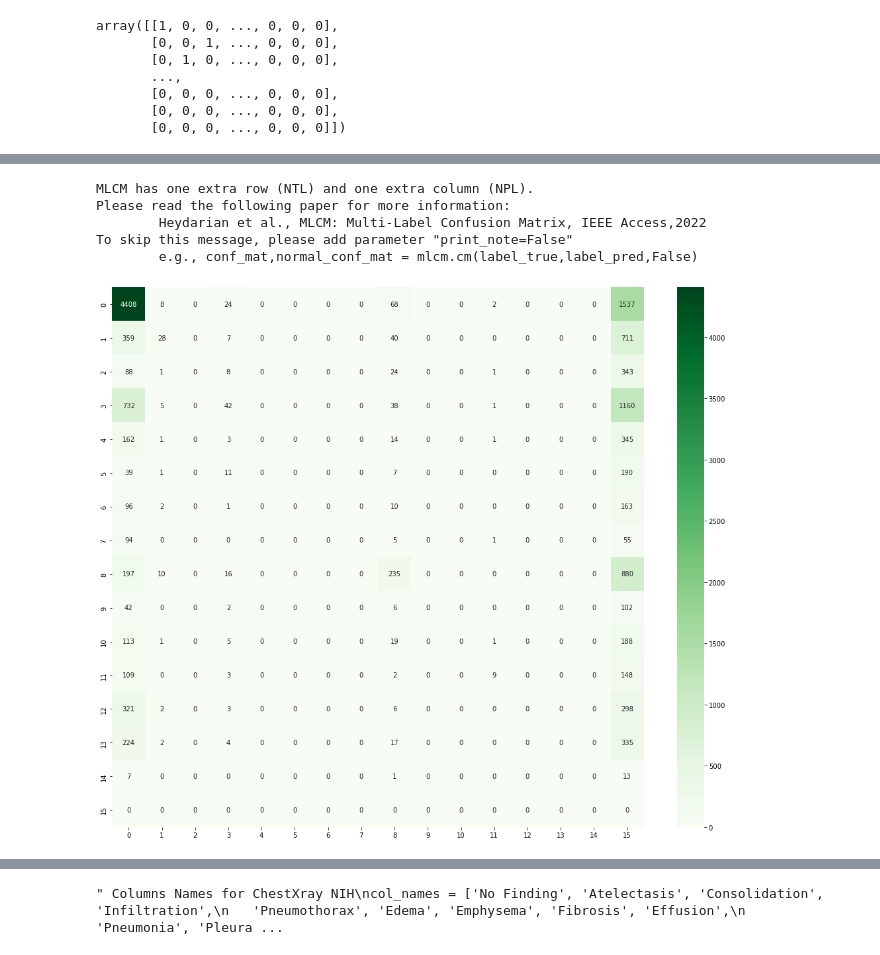
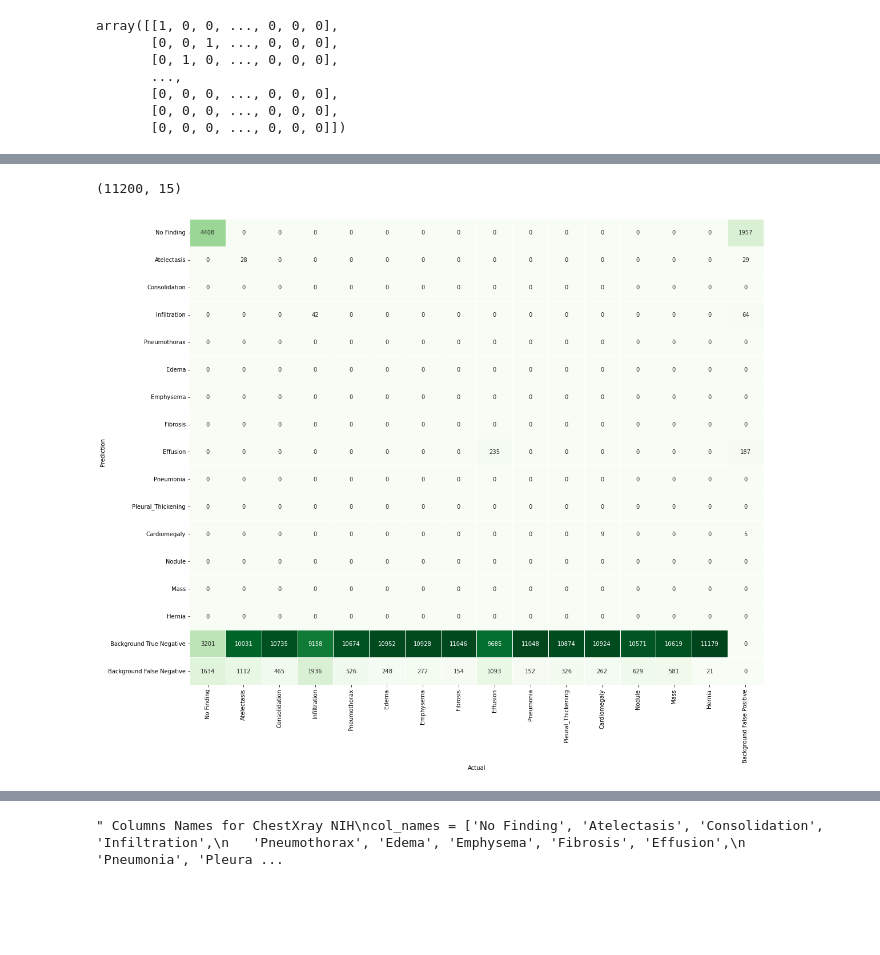
Before and after one commit to chonsawat/ChestXray-14, a Jupyter notebook: Confusion_Metrics.ipynb, the cells around one changed output, grey strips where cells are left out. Saved outputs shown, nothing was run; the diff lists cells and outputs as text; code cells hidden in the pictures; blank space fills up the shorter version.

Commit message:
Modify: Confusion_metrics.ipynb for mulit-label confusion metrics

```diff
--- a/Confusion_Metrics.ipynb
+++ b/Confusion_Metrics.ipynb
@@ -154,25 +128,60 @@ array([[1, 0, 0, ..., 0, 0, 0],
 
 
 # confusion_metrics = my_multi_label_cunfusion_metrics(y_true, y_preds)
-# %%
-import matplotlib.pyplot as plt
-import seaborn as sns
-from modules import mlcm
-
-confusion_metrics, normalize_confusion_metrics = mlcm.cm(y_true, y_preds)
-plt.figure(figsize=(18, 15))
-confusion_metrics_plot =  sns.heatmap(confusion_metrics,
-            cmap="Greens",
-            annot=True,
-            label=True,
-            fmt=".10g")
-fig = confusion_metrics_plot.get_figure()
-fig.savefig("Multi_Label_Confusion_Metrics_Resnet50.png")
-plt.show();
-# %% [output]
-MLCM has one extra row (NTL) and one extra column (NPL).
-Please read the following paper for more information:
-        Heydarian et al., MLCM: Multi-Label Confusion Matrix, IEEE Access,2022
-To skip this message, please add parameter "print_note=False"
-        e.g., conf_mat,normal_conf_mat = mlcm.cm(label_true,label_pred,False)
-[figure, removed]
+# %%
+y_true.shape
+# %% [output]
+(11200, 15)
+# %%
+import matplotlib.pyplot as plt
+import seaborn as sns
+
+class ConfusionMetrics:
+    def __init__(self):
+        self.col_names = ['No Finding', 'Atelectasis', 'Consolidation', 'Infiltration', 'Pneumothorax', 'Edema', 'Emphysema', 'Fibrosis', 'Effusion', 'Pneumonia', 'Pleural_Thickening', 'Cardiomegaly', 'Nodule', 'Mass', 'Hernia']
+        self.counts = 0
+
+    def fit(self, y_trues, y_preds):
+        confusion_metrics = np.zeros(shape=(y_trues.shape[-1]+2,
+                                            y_preds.shape[-1]+1))
+        for y_true, y_pred in zip(y_trues, y_preds):
+            # print("==== Round {} ====".format(self.counts))
+            # print("Artual :", y_true)
+            # print("Predict:", y_pred)
+            for (idx, (element_true, element_pred)) in enumerate(zip(y_true, y_pred)):
+                # print(idx, (element_true, element_pred))
+                if element_true == element_pred and element_true == 1:
+                    confusion_metrics[idx, idx] = confusion_metrics[idx, idx] + 1
+                elif element_true != element_pred and element_true == 1:
+                    confusion_metrics[-1, idx] = confusion_metrics[-1, idx] + 1
+                elif element_true == element_pred and element_true == 0:
+                    confusion_metrics[-2, idx] = confusion_metrics[-2, idx] + 1
+                elif element_true != element_pred and element_true == 0:
+                    confusion_metrics[idx, -1] = confusion_metrics[idx, -1] + 1
+                else:
+                    raise ValueError("Not Found in comparison case!!!")
+
+            # if self.counts == 5:
+            #     break
+
+            # self.counts = self.counts + 1
+        return confusion_metrics, self.col_names
+
+confusion_metrics, col_names = ConfusionMetrics().fit(y_true, y_preds)
+plt.figure(figsize=(18, 15))
+confusion_metrics_plot =  sns.heatmap(confusion_metrics,
+                                      cmap="Greens",
+                                      annot=True,
+                                      label=True,
+                                      fmt=".10g",
+                                      cbar=False,
+                                      linewidths=.5,
+                                      xticklabels=col_names + ["Background False Positive"],
+                                      yticklabels=col_names + ["Background True Negative", "Background False Negative"])
+plt.ylabel("Prediction")
+plt.xlabel("Actual")
+fig = confusion_metrics_plot.get_figure()
+fig.savefig("Multi_Label_Confusion_Metrics_Resnet50.png")
+plt.show();
+# %% [output]
+[figure, added]
```
Also changed, not shown: parts of 4 cells of this notebook.
